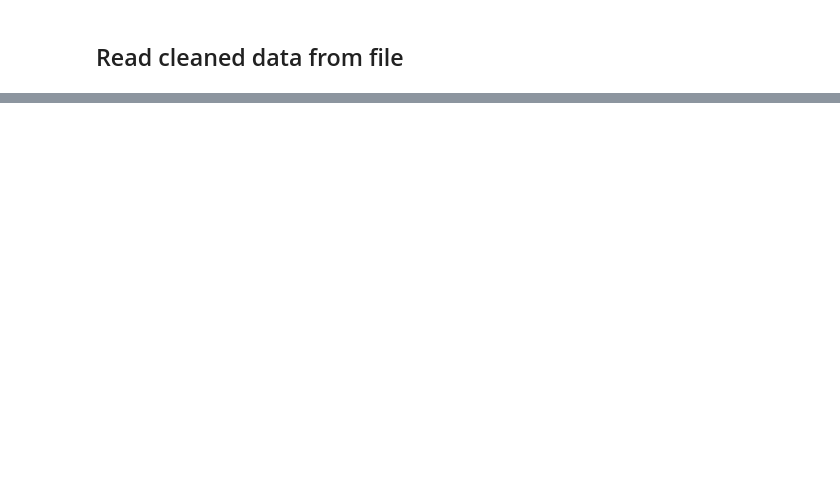
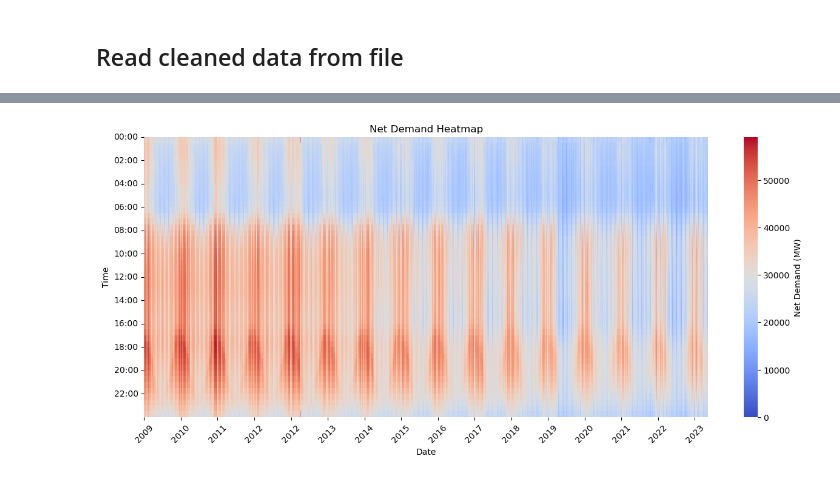
Before and after one commit to TranPhanPhucAn/Lab2-THTQHDL, a Jupyter notebook: Visualize_data.ipynb, the cells around one changed output, grey strips where cells are left out. Drawn from its saved outputs; the diff is of its cells as text; code cells hidden in the pictures; blank space fills up the shorter version.

```diff
--- a/Visualize_data.ipynb
+++ b/Visualize_data.ipynb
@@ -290,0 +48,20 @@ While a high GDP may lead to the creation of more billionaires, it's essential t
+# %%
+# plot tsd heatmap
+# create a pivot table
+pivot_tsd = cleaned_df.pivot_table(index='settlement_time', columns='settlement_date', values='nd', aggfunc='sum')
+pivot_tsd = pivot_tsd.fillna(0)
+pivot_tsd = pivot_tsd.sort_index(ascending=True)
+plt.figure(figsize=(15, 6))
+ax=sns.heatmap(pivot_tsd, cmap='coolwarm')
+ax.collections[0].colorbar.set_label('Net Demand (MW)')
+plt.title('Net Demand Heatmap')
+# format date on x-axis to only show year
+plt.xticks(np.arange(0, len(pivot_tsd.columns), 365), [x.strftime('%Y') for x in pivot_tsd.columns[::365]])
+plt.xticks(rotation=45)
+# format time on y-axis to only show 2 hours
+plt.yticks(np.arange(0, len(pivot_tsd.index), 4), pivot_tsd.index[::4])
+plt.xlabel('Date')
+plt.ylabel('Time')
+plt.show()
+# %% [output]
+[figure, added]
```
Also changed, not shown: parts of 67 cells of this notebook, 4 other files.
